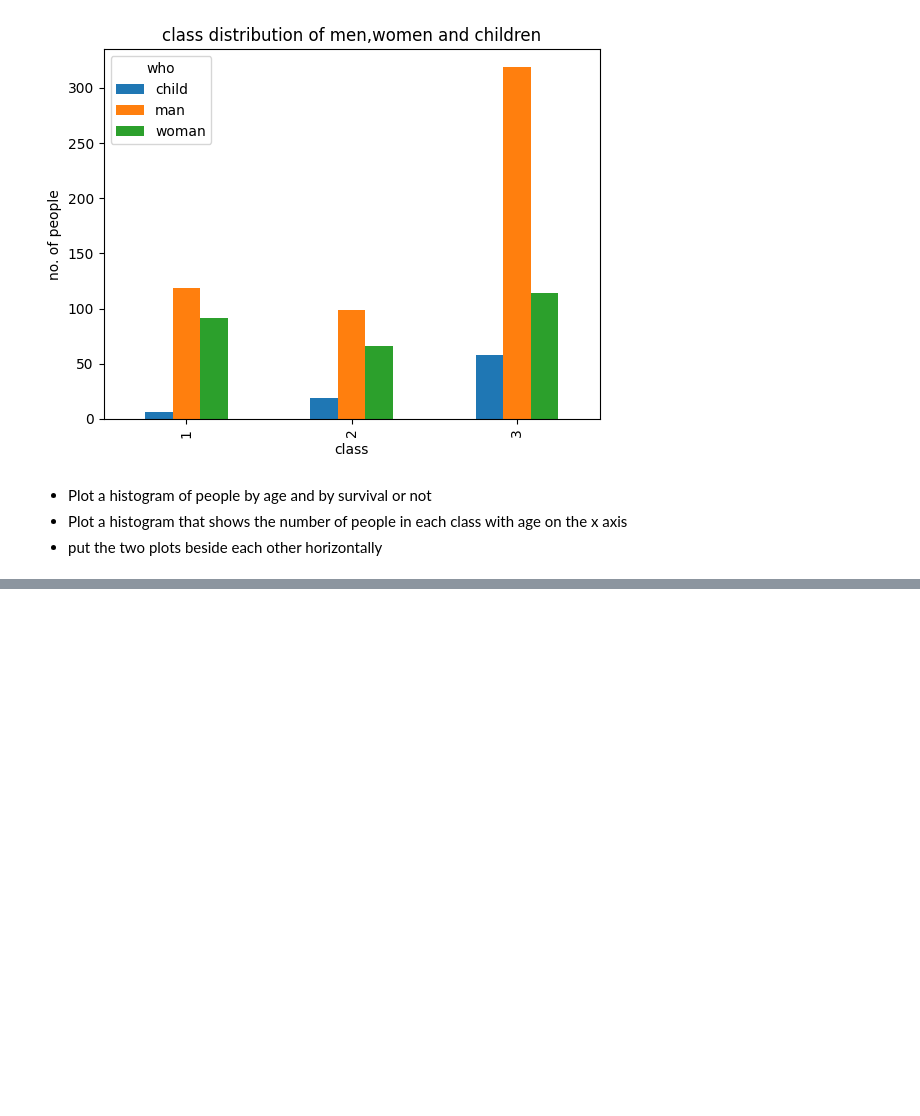
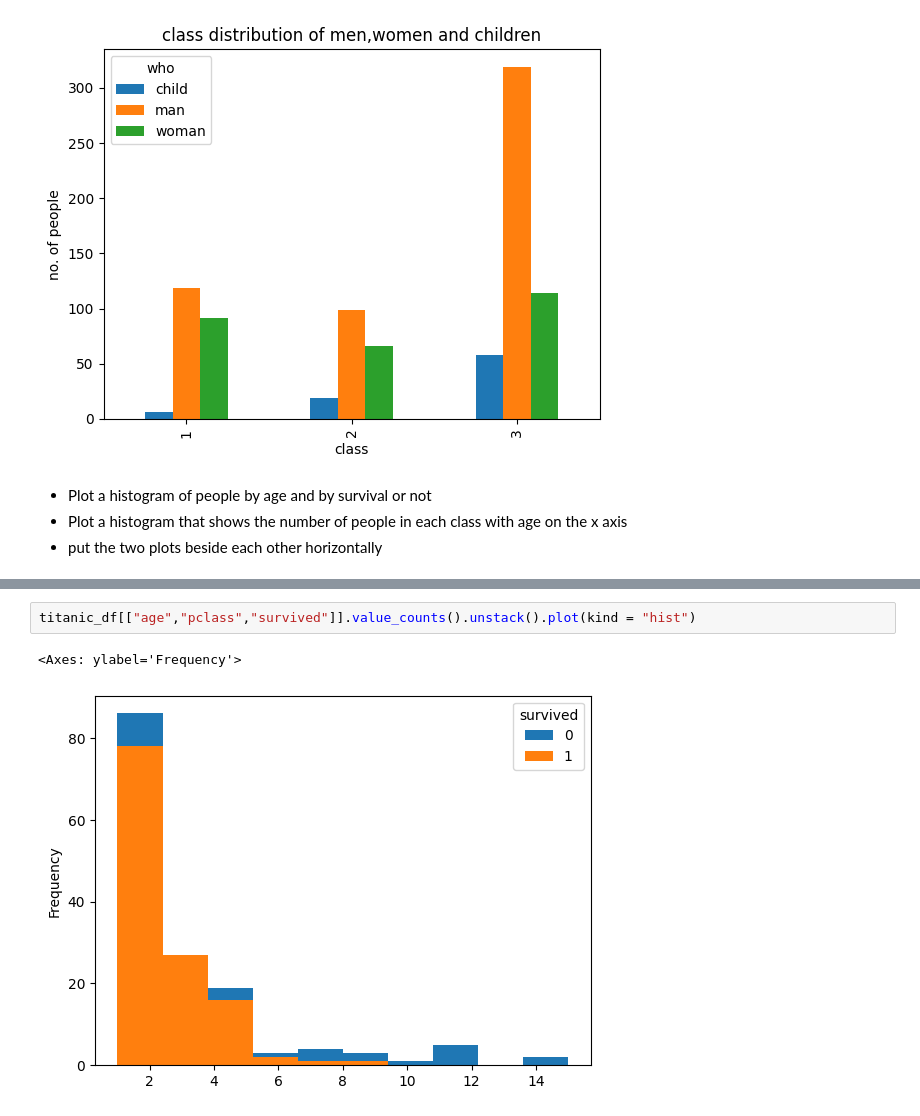
Before and after one commit to ZacBBedont/SF-2, a Jupyter notebook: libraries/titanic-part2.ipynb, the cells around one changed output, grey strips where cells are left out. Drawn from its saved outputs; the diff is of its cells as text; blank space fills up the shorter version.

```diff
--- a/libraries/titanic-part2.ipynb
+++ b/libraries/titanic-part2.ipynb
@@ -128,0 +138,5 @@ xlabel = "class", ylabel = "no. of people")
+# %%
+titanic_df[["age","pclass","survived"]].value_counts().unstack().plot(kind = "hist")
+# %% [output]
+<Axes: ylabel='Frequency'>
+[figure, added]
```
Also changed, not shown: parts of 2 cells of this notebook.
